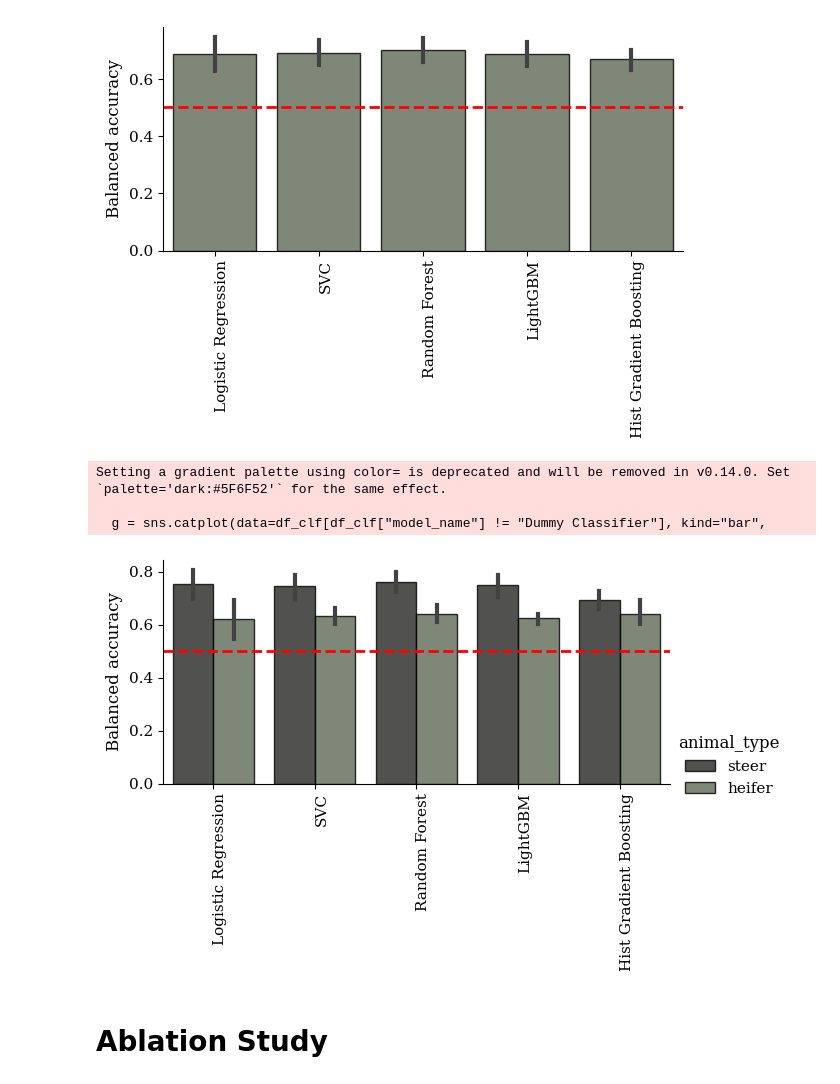
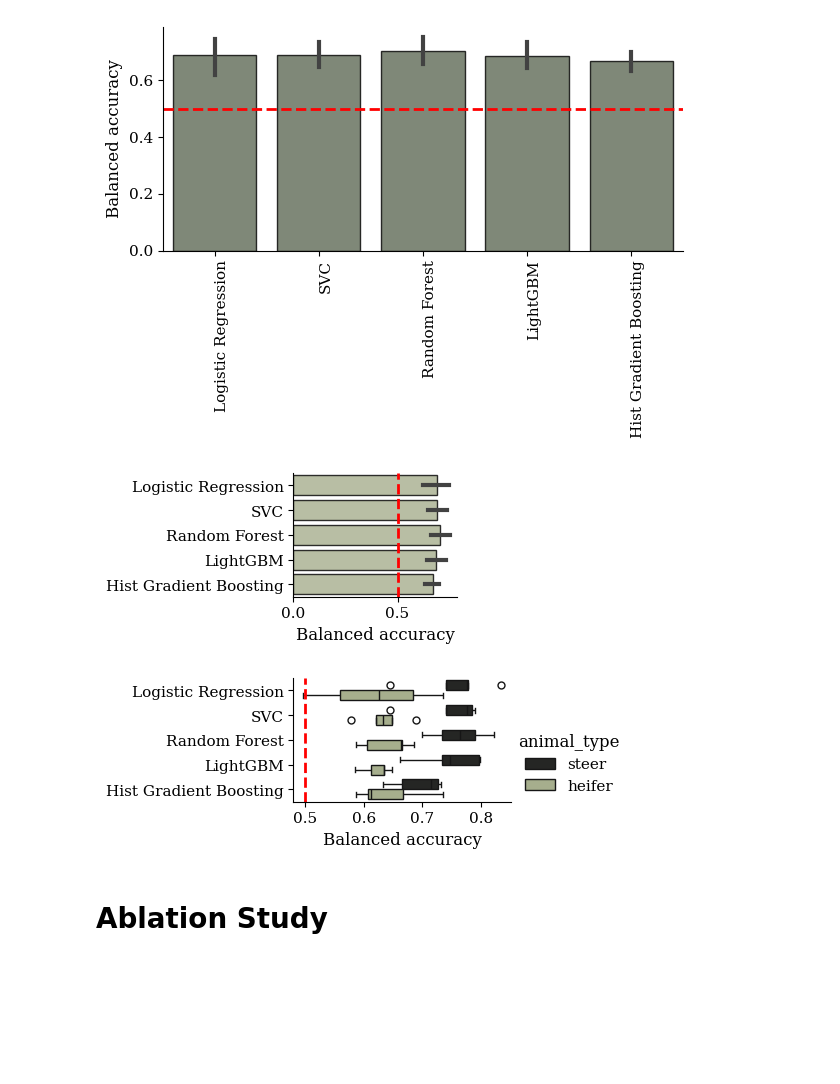
Before and after one commit to KatDost/Weather-CattleHealth, a Jupyter notebook: beef_predictive_modelling.ipynb, the cells around one changed output. Cells and saved outputs as stored; diff of their text form; code cells hidden in the pictures; blank space fills up the shorter version.

```diff
--- a/beef_predictive_modelling.ipynb
+++ b/beef_predictive_modelling.ipynb
@@ -320,10 +321,9 @@ df_res = df_res[df_res["animal_type"] != "cow"].copy()
 df_res = df_res[df_res["target"] != "Total number of defects"].copy()
 
 # Overall best models
-g = sns.catplot(data=df_res[df_res['model_name'] != 'Dummy Regressor'], kind="bar", x="model_name", col="target", y="Error",
-                sharey=False, color=COLORS[0], alpha=0.8, edgecolor="black", height=3, aspect=2)
-g.set_xticklabels(rotation=90, ha='right', rotation_mode='anchor')
-g.set_axis_labels("", "MAE")
+g = sns.catplot(data=df_res[df_res['model_name'] != 'Dummy Regressor'], kind="bar", y="model_name", col="target", x="Error",
+                sharey=True, sharex=False,color=COLORS[1], alpha=0.8, edgecolor="black", height=2, aspect=1.2)
+g.set_axis_labels("MAE", "")
 for tgt, ax in g.axes_dict.items():
     ax.set_title(f"{tgt}")
 
@@ -331,7 +331,7 @@ for tgt, ax in g.axes_dict.items():
 baseline_means = df_res[df_res['model_name'] == 'Dummy Regressor'].groupby("target")["Error"].mean()
 for ax in g.axes.flat:
     target = ax.get_title().split(" = ")[-1]
-    ax.axhline(y=baseline_means[target], color="red", linestyle="--")
+    ax.axvline(x=baseline_means[target], color="red", linestyle="--")
 
 
 plt.savefig("figs/meat_pred_modelling.svg", bbox_inches="tight")
@@ -347,11 +400,10 @@ df_res = df_res[df_res["animal_type"] != "cow"].copy()
 df_res = df_res[df_res["target"] != "Total number of defects"].copy()
 
 # Overall best models
-g = sns.catplot(data=df_res[df_res['model_name'] != 'Dummy Regressor'], kind="bar",
-                x="model_name", col="target", y="Error", hue="animal_type",
-                sharey=False, color=COLORS[0], alpha=0.8, edgecolor="black", height=3, aspect=2)
-g.set_xticklabels(rotation=90, ha='right', rotation_mode='anchor')
-g.set_axis_labels("", "MAE")
+g = sns.catplot(data=df_res[df_res['model_name'] != 'Dummy Regressor'], kind="box", y="model_name", col="target", x="Error",
+                hue="animal_type",
+                sharey=True, sharex=False,color=COLORS[1], height=2, aspect=1.2)
+g.set_axis_labels("MAE", "")
 for tgt, ax in g.axes_dict.items():
     ax.set_title(f"{tgt}")
 
@@ -359,7 +411,7 @@ for tgt, ax in g.axes_dict.items():
 baseline_means = df_res[df_res['model_name'] == 'Dummy Regressor'].groupby("target")["Error"].mean()
 for ax in g.axes.flat:
     target = ax.get_title().split(" = ")[-1]
-    ax.axhline(y=baseline_means[target], color="red", linestyle="--")
+    ax.axvline(x=baseline_means[target], color="red", linestyle="--")
 
 
 plt.savefig("figs/meat_pred_modelling_extended.svg", bbox_inches="tight")
@@ -551,28 +600,45 @@ plt.savefig("figs/meat_pred_modelling_defects.png", dpi=300, bbox_inches="tight"
 # %%
 df_clf = pd.read_csv("results/cv_results_defect_classification.csv")
 df_clf = df_clf[df_clf["evaluated_on (Train/Test)"].eq("Test")].copy()
 df_clf = df_clf[df_clf["measure"].eq("Balanced Accuracy")].copy()
 df_clf = df_clf[df_clf["animal_type"] != "cow"].copy()
 
 g = sns.catplot(data=df_clf[df_clf["model_name"] != "Dummy Classifier"], kind="bar",
-                x="model_name", y="Score", color=COLORS[0], alpha=0.8, hue="animal_type",
-                edgecolor="black", height=3, aspect=2)
+                y="model_name", x="Score", color=COLORS[1], alpha=0.8,
+                edgecolor="black", height=2, aspect=2)
 
-g.set_xticklabels(rotation=90, ha="right", rotation_mode="anchor")
-g.set_axis_labels("", "Balanced accuracy")
+g.set_axis_labels("Balanced accuracy", "")
 
 baseline = df_clf[df_clf["model_name"] == "Dummy Classifier"]["Score"].mean()
 
 for ax in g.axes.flat:
-    ax.axhline(y=baseline, color="red", linestyle="--")
+    ax.axvline(x=baseline, color="red", linestyle="--")
 
-plt.savefig("figs/meat_pred_modelling_defects_extended.svg", bbox_inches="tight")
-plt.savefig("figs/meat_pred_modelling_defects_extended.png", dpi=300, bbox_inches="tight")
+plt.savefig("figs/meat_pred_modelling_defects.svg", bbox_inches="tight")
+plt.savefig("figs/meat_pred_modelling_defects.png", dpi=300, bbox_inches="tight")
 # %% [output]
-Setting a gradient palette using color= is deprecated and will be removed in v0.14.0. Set `palette='dark:#5F6F52'` for the same effect.
-
-  g = sns.catplot(data=df_clf[df_clf["model_name"] != "Dummy Classifier"], kind="bar",
-[figure, old version]
+[figure, new version]
+# %%
+df_clf = pd.read_csv("results/cv_results_defect_classification.csv")
+df_clf = df_clf[df_clf["evaluated_on (Train/Test)"].eq("Test")].copy()
+df_clf = df_clf[df_clf["measure"].eq("Balanced Accuracy")].copy()
+df_clf = df_clf[df_clf["animal_type"] != "cow"].copy()
+
+g = sns.catplot(data=df_clf[df_clf["model_name"] != "Dummy Classifier"], kind="box",
+                y="model_name", x="Score", color=COLORS[1], hue="animal_type",
+                height=2, aspect=2.5)
+
+g.set_axis_labels("Balanced accuracy", "")
+
+baseline = df_clf[df_clf["model_name"] == "Dummy Classifier"]["Score"].mean()
+
+for ax in g.axes.flat:
+    ax.axvline(x=baseline, color="red", linestyle="--")
+
+plt.savefig("figs/meat_pred_modelling_defects.svg", bbox_inches="tight")
+plt.savefig("figs/meat_pred_modelling_defects.png", dpi=300, bbox_inches="tight")
+# %% [output]
+[figure, added]
 # %% [markdown]
 # Ablation Study
 # %% [markdown]
```
Also changed, not shown: parts of 7 cells of this notebook, 10 other files.
